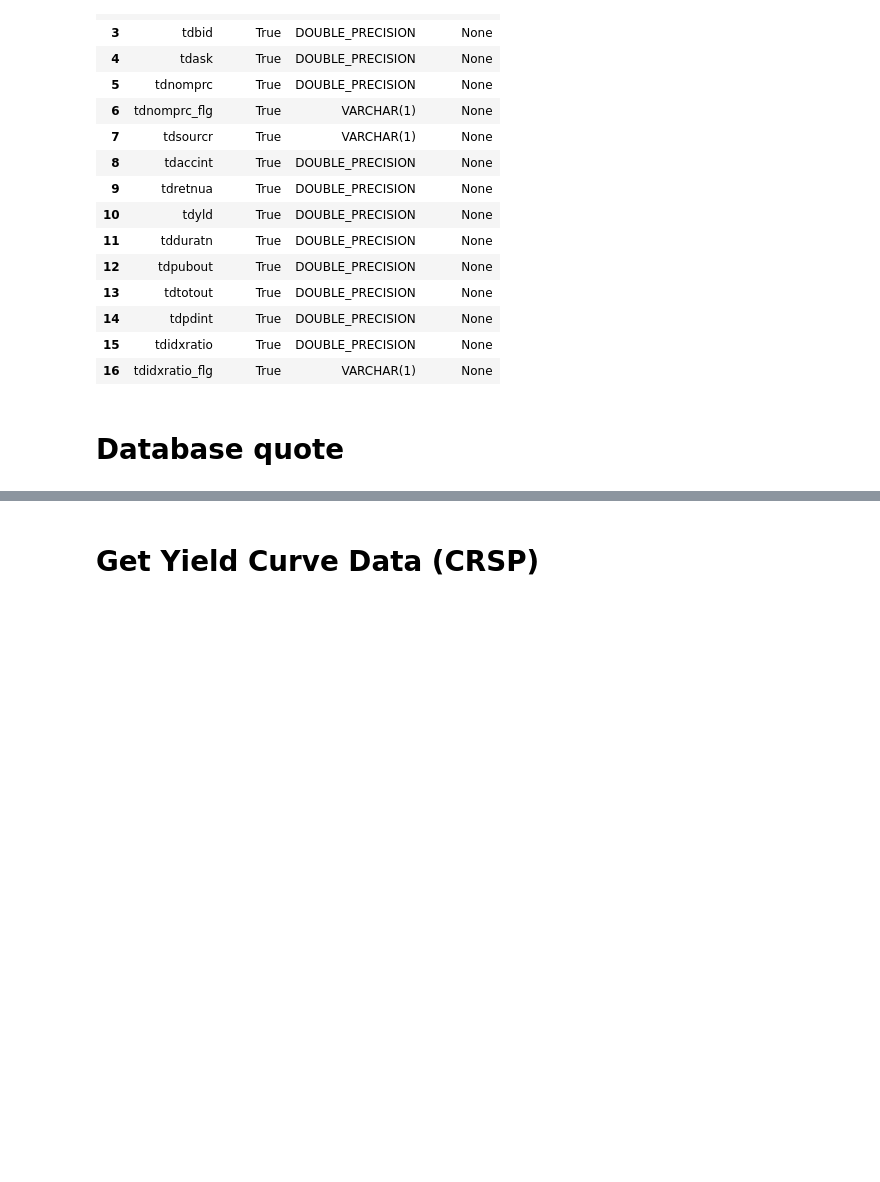
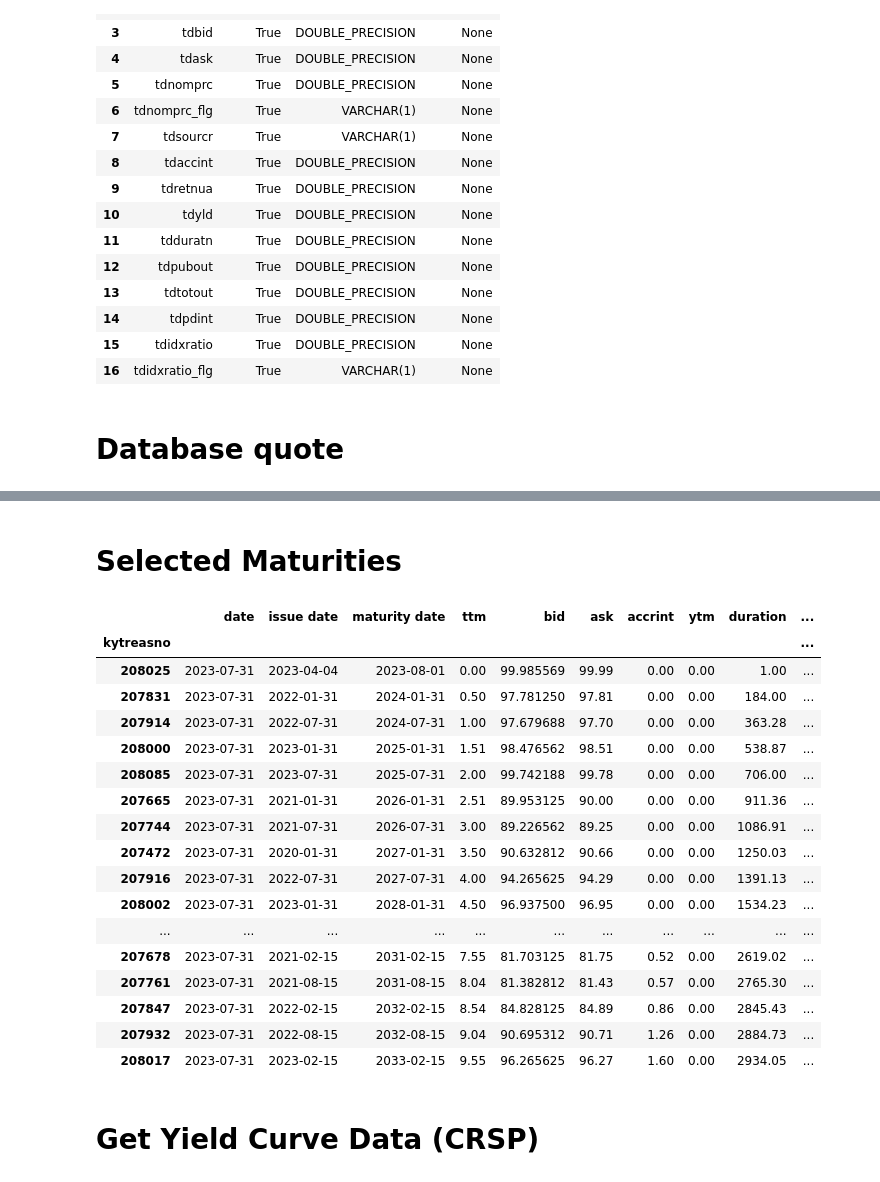
Before and after one commit to MarkHendricks/finm-fixedincome-2024, a Jupyter notebook: build_data/WRDS_Treasuries.ipynb, the cells around one changed output, grey strips where cells are left out. Saved outputs shown, nothing was run; the diff lists cells and outputs as text; code cells hidden in the pictures; blank space fills up the shorter version.

```diff
--- a/build_data/WRDS_Treasuries.ipynb
+++ b/build_data/WRDS_Treasuries.ipynb
@@ -151,0 +152,2 @@ data
+# %% [markdown]
+# Selected Maturities
@@ -151,0 +157,3 @@ data
+# %%
+PERIODS_GRID = 20
+FREQ = '6M'
@@ -152,2 +203,36 @@ data
+# %%
+selected = data_select.rename(columns={'caldt':'date','tdatdt':'issue date','tdtotout':'outstanding','tmatdt':'maturity date','TTM':'ttm','tdbid':'bid','tdask':'ask','tcouprt':'cpn rate','itype':'instrument','tdyld':'ytm','tdaccint':'accrint', 'tdduratn':'duration'})
+
+selected.style.format({
+    'ttm':'{:.2f}','tdbid':'{:.2f}',
+    'ask':'{:.2f}',
+    'accrint':'{:.2f}',
+    'ytm':'{:.2f}',
+    'duration':'{:.2f}',
+    'outstanding':'{:,.0f}',
+    'cpn rate':'{:.3f}',
+    'instrument':'{:.0f}',
+    'issue date': lambda x: x.strftime('%Y-%m-%d') if not pd.isnull(x) else '',
+    'maturity date': lambda x: x.strftime('%Y-%m-%d') if not pd.isnull(x) else ''
+})
+# %% [output]
+|  | date | issue date | maturity date | ttm | bid | ask | accrint | ytm | duration | ... |
+| kytreasno |  |  |  |  |  |  |  |  |  | ... |
+| 208025 | 2023-07-31 | 2023-04-04 | 2023-08-01 | 0.00 | 99.985569 | 99.99 | 0.00 | 0.00 | 1.00 | ... |
+| 207831 | 2023-07-31 | 2022-01-31 | 2024-01-31 | 0.50 | 97.781250 | 97.81 | 0.00 | 0.00 | 184.00 | ... |
+| 207914 | 2023-07-31 | 2022-07-31 | 2024-07-31 | 1.00 | 97.679688 | 97.70 | 0.00 | 0.00 | 363.28 | ... |
+| 208000 | 2023-07-31 | 2023-01-31 | 2025-01-31 | 1.51 | 98.476562 | 98.51 | 0.00 | 0.00 | 538.87 | ... |
+| 208085 | 2023-07-31 | 2023-07-31 | 2025-07-31 | 2.00 | 99.742188 | 99.78 | 0.00 | 0.00 | 706.00 | ... |
+| 207665 | 2023-07-31 | 2021-01-31 | 2026-01-31 | 2.51 | 89.953125 | 90.00 | 0.00 | 0.00 | 911.36 | ... |
+| 207744 | 2023-07-31 | 2021-07-31 | 2026-07-31 | 3.00 | 89.226562 | 89.25 | 0.00 | 0.00 | 1086.91 | ... |
+| 207472 | 2023-07-31 | 2020-01-31 | 2027-01-31 | 3.50 | 90.632812 | 90.66 | 0.00 | 0.00 | 1250.03 | ... |
+| 207916 | 2023-07-31 | 2022-07-31 | 2027-07-31 | 4.00 | 94.265625 | 94.29 | 0.00 | 0.00 | 1391.13 | ... |
+| 208002 | 2023-07-31 | 2023-01-31 | 2028-01-31 | 4.50 | 96.937500 | 96.95 | 0.00 | 0.00 | 1534.23 | ... |
+| ... | ... | ... | ... | ... | ... | ... | ... | ... | ... | ... |
+| 207678 | 2023-07-31 | 2021-02-15 | 2031-02-15 | 7.55 | 81.703125 | 81.75 | 0.52 | 0.00 | 2619.02 | ... |
+| 207761 | 2023-07-31 | 2021-08-15 | 2031-08-15 | 8.04 | 81.382812 | 81.43 | 0.57 | 0.00 | 2765.30 | ... |
+| 207847 | 2023-07-31 | 2022-02-15 | 2032-02-15 | 8.54 | 84.828125 | 84.89 | 0.86 | 0.00 | 2845.43 | ... |
+| 207932 | 2023-07-31 | 2022-08-15 | 2032-08-15 | 9.04 | 90.695312 | 90.71 | 1.26 | 0.00 | 2884.73 | ... |
+| 208017 | 2023-07-31 | 2023-02-15 | 2033-02-15 | 9.55 | 96.265625 | 96.27 | 1.60 | 0.00 | 2934.05 | ... |
 # %%
 # with pd.option_context('display.max_rows',None):
```
Also changed, not shown: parts of 12 cells of this notebook, 11 other files.
